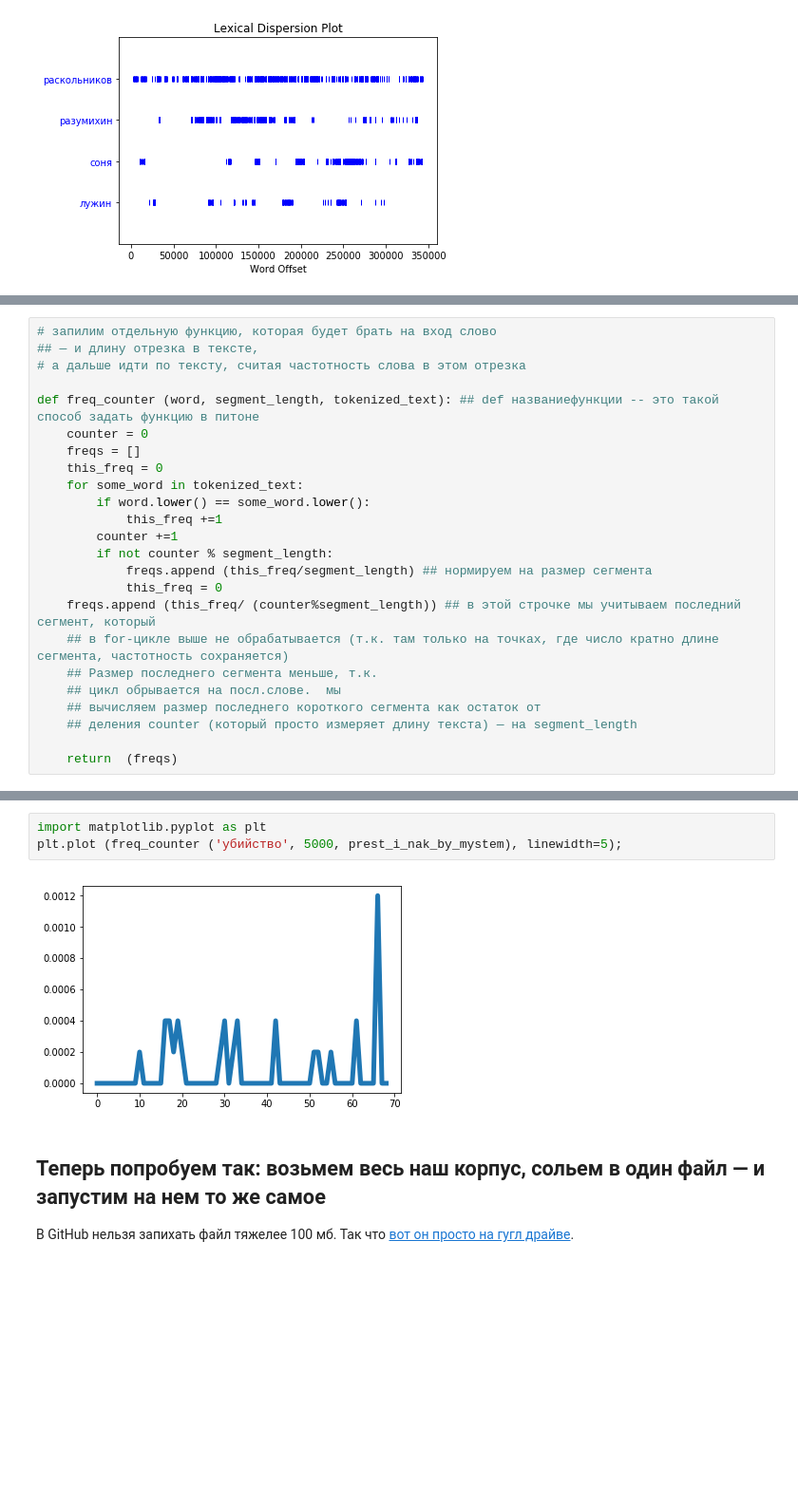
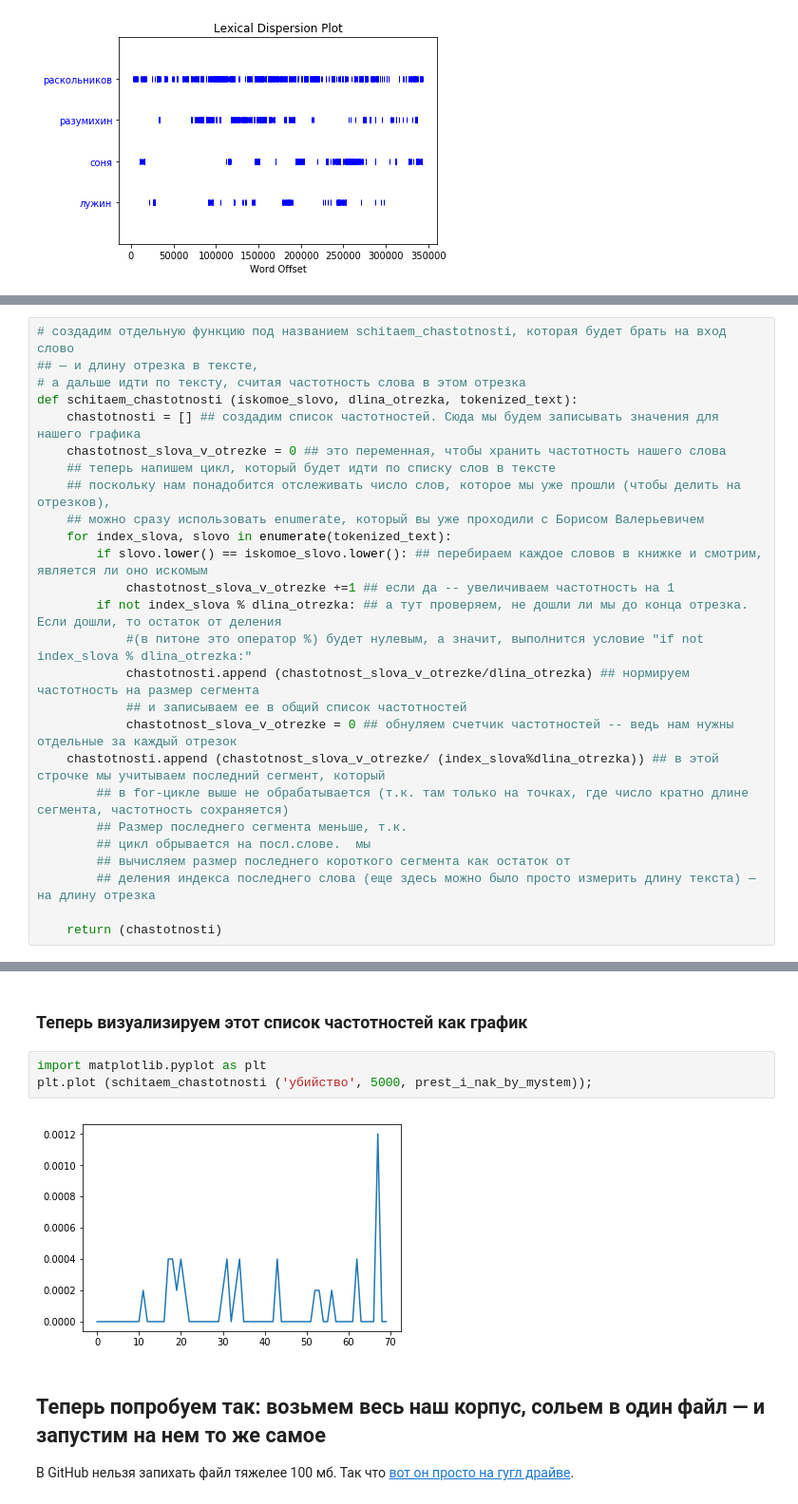
Before and after one commit to dhhse/dhcourse, a Jupyter notebook: dr_practice/first_dr_notebook_danya.ipynb, the cells around one changed output, grey strips where cells are left out. Shown at 95% size. Saved outputs shown, nothing was run; the diff lists cells and outputs as text; blank space fills up the shorter version.

```diff
--- a/dr_practice/first_dr_notebook_danya.ipynb
+++ b/dr_practice/first_dr_notebook_danya.ipynb
@@ -396,25 +441,27 @@ prest_i_nak_nltk_format.dispersion_plot(["раскольников", "разум
 # %%
-# запилим отдельную функцию, которая будет брать на вход слово
+# создадим отдельную функцию под названием schitaem_chastotnosti, которая будет брать на вход слово
 ## — и длину отрезка в тексте,
 # а дальше идти по тексту, считая частотность слова в этом отрезка
+def schitaem_chastotnosti (iskomoe_slovo, dlina_otrezka, tokenized_text):
+    chastotnosti = [] ## создадим список частотностей. Сюда мы будем записывать значения для нашего графика
+    chastotnost_slova_v_otrezke = 0 ## это переменная, чтобы хранить частотность нашего слова
+    ## теперь напишем цикл, который будет идти по списку слов в тексте
+    ## поскольку нам понадобится отслеживать число слов, которое мы уже прошли (чтобы делить на отрезков),
+    ## можно сразу использовать enumerate, который вы уже проходили с Борисом Валерьевичем
+    for index_slova, slovo in enumerate(tokenized_text):
+        if slovo.lower() == iskomoe_slovo.lower(): ## перебираем каждое словов в книжке и смотрим, является ли оно искомым
+            chastotnost_slova_v_otrezke +=1 ## если да -- увеличиваем частотность на 1
+        if not index_slova % dlina_otrezka: ## а тут проверяем, не дошли ли мы до конца отрезка. Если дошли, то остаток от деления
+            #(в питоне это оператор %) будет нулевым, а значит, выполнится условие "if not index_slova % dlina_otrezka:"
+            chastotnosti.append (chastotnost_slova_v_otrezke/dlina_otrezka) ## нормируем частотность на размер сегмента
+            ## и записываем ее в общий список частотностей
+            chastotnost_slova_v_otrezke = 0 ## обнуляем счетчик частотностей -- ведь нам нужны отдельные за каждый отрезок
+    chastotnosti.append (chastotnost_slova_v_otrezke/ (index_slova%dlina_otrezka)) ## в этой строчке мы учитываем последний сегмент, который
+        ## в for-цикле выше не обрабатывается (т.к. там только на точках, где число кратно длине сегмента, частотность сохраняется)
+        ## Размер последнего сегмента меньше, т.к.
+        ## цикл обрывается на посл.слове.  мы
+        ## вычисляем размер последнего короткого сегмента как остаток от
+        ## деления индекса последнего слова (еще здесь можно было просто измерить длину текста) — на длину отрезка
 
-def freq_counter (word, segment_length, tokenized_text): ## def названиефункции -- это такой способ задать функцию в питоне
-    counter = 0
-    freqs = []
-    this_freq = 0
-    for some_word in tokenized_text:
-        if word.lower() == some_word.lower():
-            this_freq +=1
-        counter +=1
-        if not counter % segment_length:
-            freqs.append (this_freq/segment_length) ## нормируем на размер сегмента
-            this_freq = 0
-    freqs.append (this_freq/ (counter%segment_length)) ## в этой строчке мы учитываем последний сегмент, который
-    ## в for-цикле выше не обрабатывается (т.к. там только на точках, где число кратно длине сегмента, частотность сохраняется)
-    ## Размер последнего сегмента меньше, т.к.
-    ## цикл обрывается на посл.слове.  мы
-    ## вычисляем размер последнего короткого сегмента как остаток от
-    ## деления counter (который просто измеряет длину текста) — на segment_length
-
-    return  (freqs)
+    return (chastotnosti)
 # %%
@@ -440,8 +487,10 @@ freq_counter ('раскольников', 10000, prest_i_nak_by_mystem)
+# %% [markdown]
+### Теперь визуализируем этот список частотностей как график
 # %%
 import matplotlib.pyplot as plt
-plt.plot (freq_counter ('убийство', 5000, prest_i_nak_by_mystem), linewidth=5);
+plt.plot (schitaem_chastotnosti ('убийство', 5000, prest_i_nak_by_mystem));
 # %% [output]
-[figure, old version]
+[figure, new version]
 # %% [markdown]
 ## Теперь попробуем так: возьмем весь наш корпус, сольем в один файл — и запустим на нем то же самое
 
```
Also changed, not shown: parts of 20 cells of this notebook.
